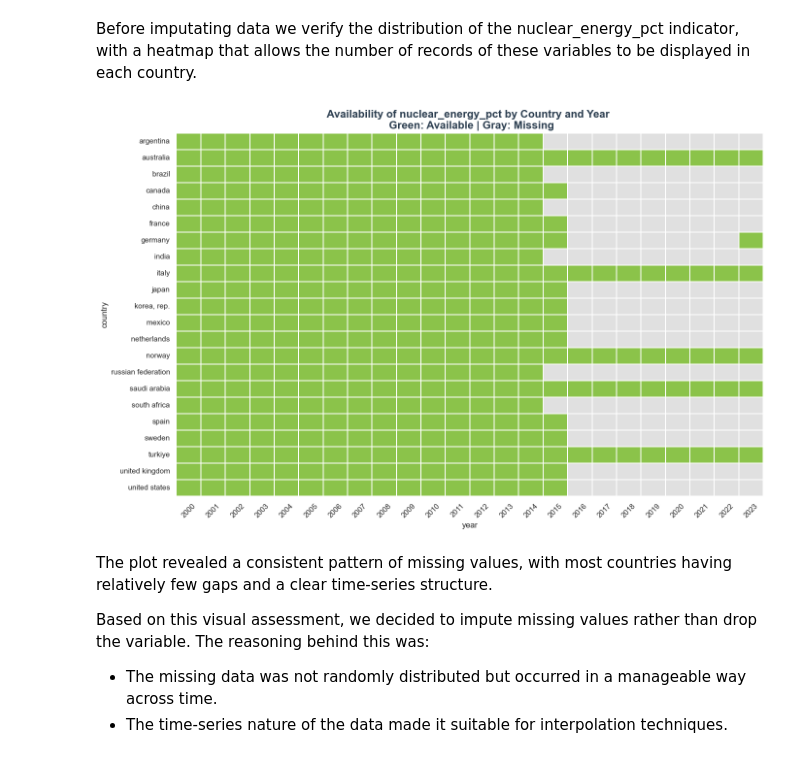
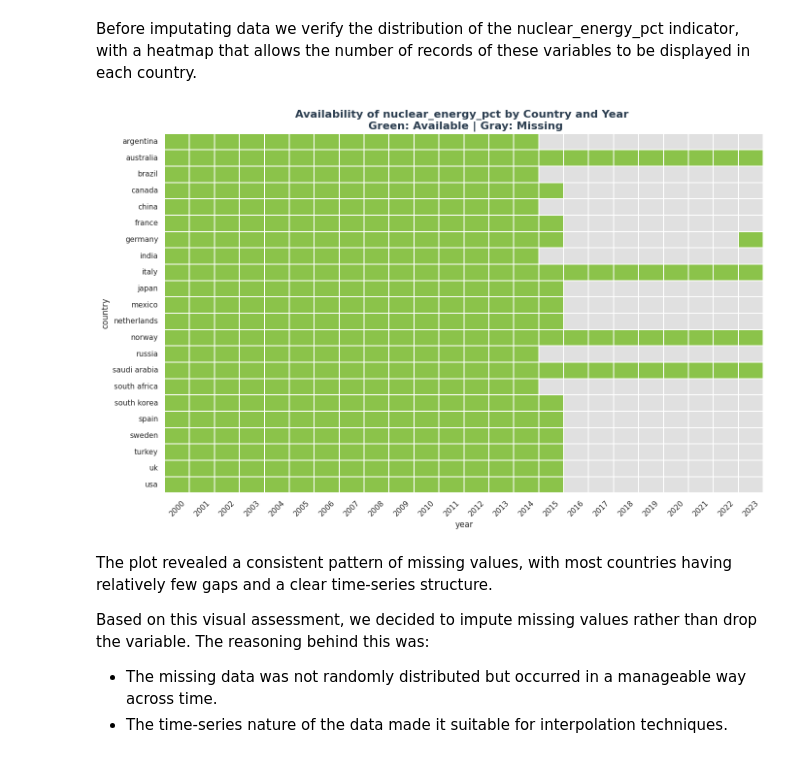
Before and after one commit to valentinabc19/Leukemia-Cancer-Risk-ETL, a Jupyter notebook: api/001_api_eda.ipynb, the cells around one changed output. Drawn from its saved outputs; the diff is of its cells as text; code cells hidden in the pictures.

```diff
--- a/api/001_api_eda.ipynb
+++ b/api/001_api_eda.ipynb
@@ -190,0 +193,11 @@ All countries were found in the DataFrame!:)
+# %%
+df.loc[:, 'Country'] = df['Country'].replace({
+    "united states": "usa",
+    "united kingdom": "uk",
+    "turkiye": "turkey" ,
+    "russian federation": "russia" ,
+    "korea, rep.": "south korea"
+})
+coutries = df['Country'].unique()
+print("Countries found in the world bank api data (after mapping):")
+print(coutries)
@@ -672,34 +691,34 @@ Before imputating data we verify the distribution of the nuclear_energy_pct indi
 # %%
 sns.set_theme(style="whitegrid")
 
 coverage = df.pivot_table(
     index='country',
     columns='year',
     values='nuclear_energy_pct',
-    aggfunc=lambda x: 1 if x.notna().any() else 0
+    aggfunc='count'
 )
 
 custom_cmap = sns.color_palette(["#e0e0e0", "#8bc34a"])
 
 plt.figure(figsize=(14, 9))
 sns.heatmap(
     coverage,
     cmap=custom_cmap,
     cbar=False,
     linewidths=0.3,
     linecolor='white'
 )
 
 plt.title('Availability of nuclear_energy_pct by Country and Year \n Green: Available | Gray: Missing',
           fontsize=16, fontweight='bold', color='#2c3e50')
 plt.xlabel('year', fontsize=12)
 plt.ylabel('country', fontsize=12)
 plt.xticks(rotation=45)
 plt.yticks(rotation=0)
 plt.tight_layout()
 plt.show()
 # %% [output]
-[figure, old version]
+[figure, new version]
 # %% [markdown]
 The plot revealed a consistent pattern of missing values, with most countries having relatively few gaps and a clear time-series structure.
 
```
Also changed, not shown: parts of 26 cells of this notebook, 25 other files.
